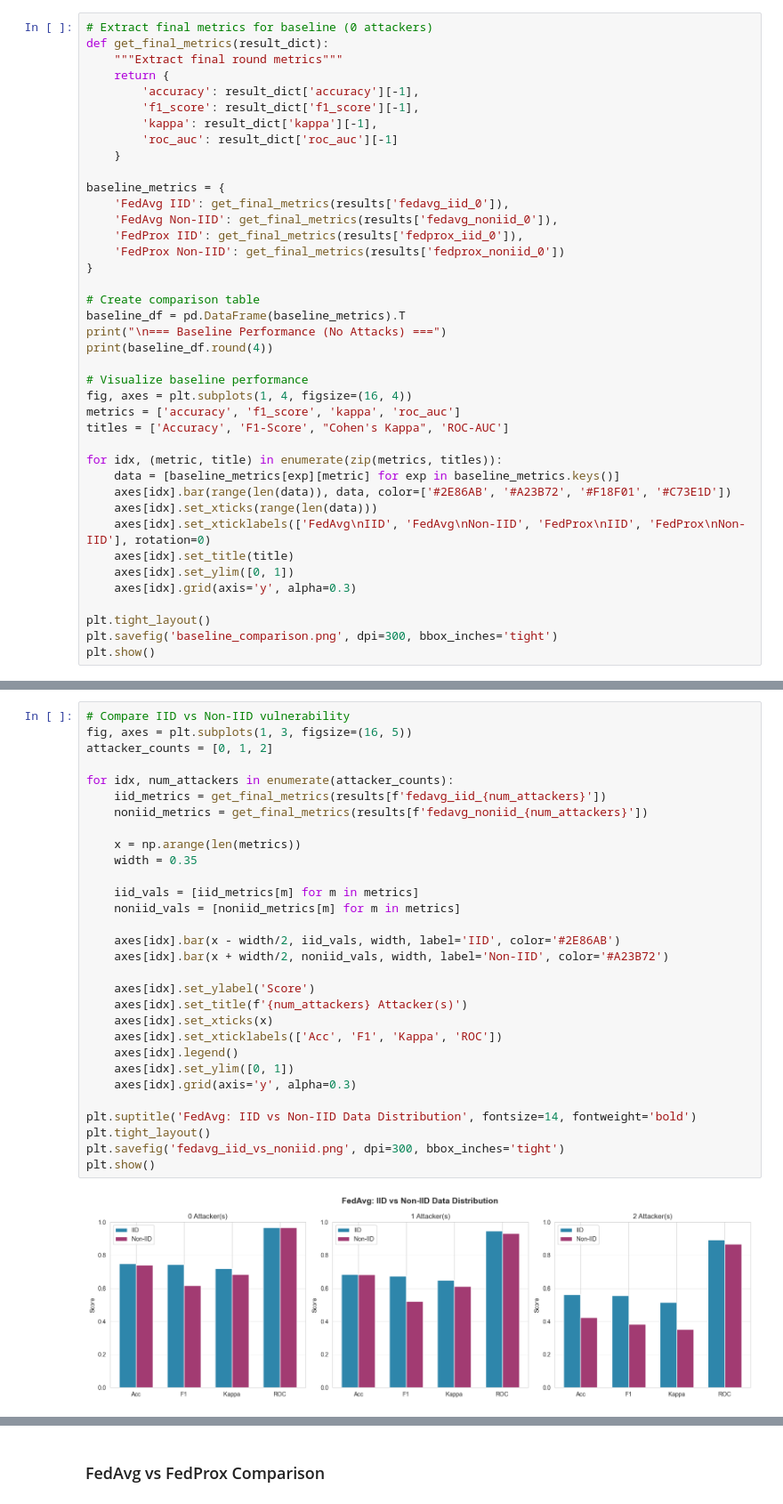
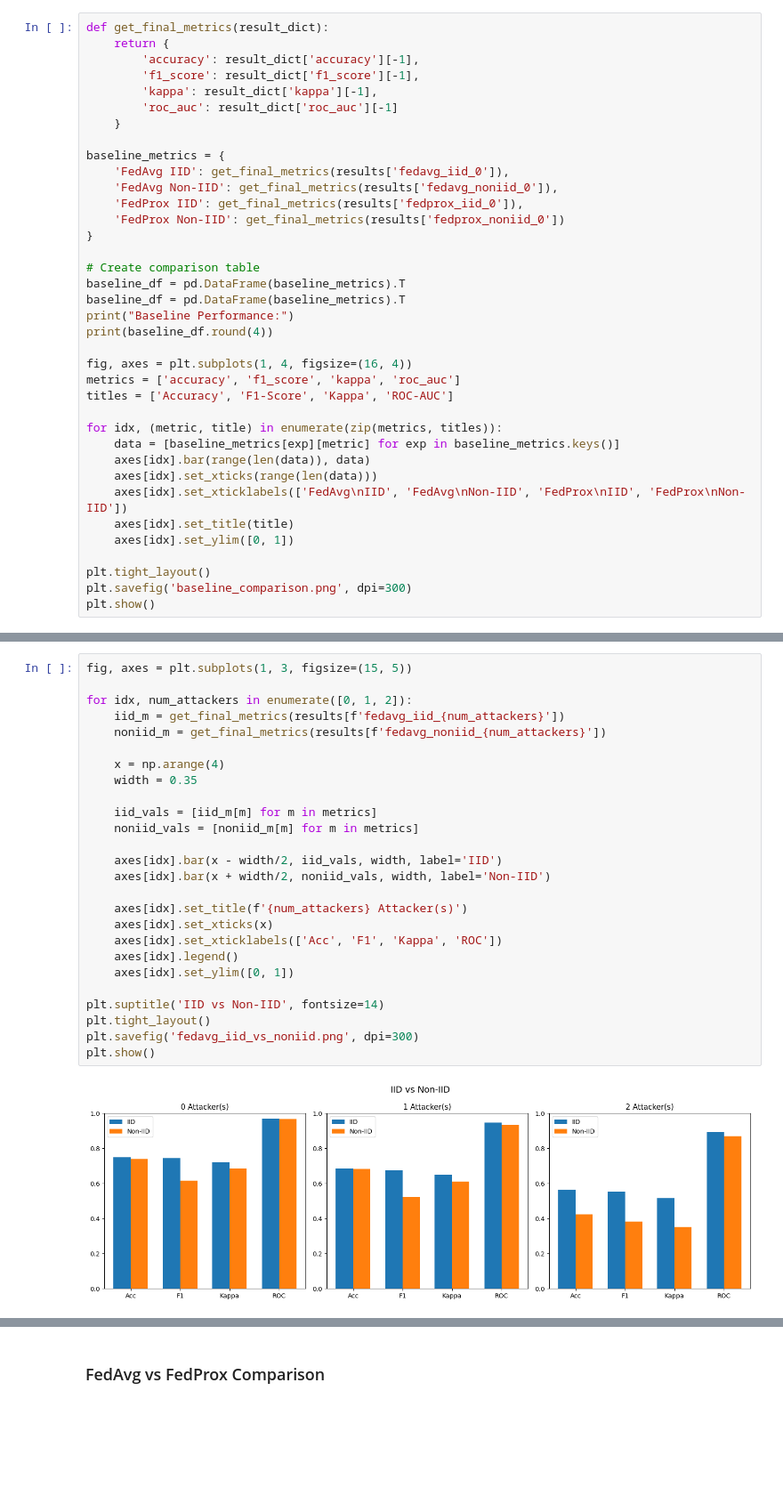
Before and after one commit to Malek-Kisanieh/Federated_learning, a Jupyter notebook: FL_Analysis.ipynb, the cells around one changed output, grey strips where cells are left out. Shown at 89% size. Cells and saved outputs as stored; diff of their text form; blank space fills up the shorter version.

```diff
--- a/FL_Analysis.ipynb
+++ b/FL_Analysis.ipynb
@@ -100,7 +63,5 @@ First, we analyze the baseline performance without any attacks to establish a re
 # %%
-# Extract final metrics for baseline (0 attackers)
 def get_final_metrics(result_dict):
-    """Extract final round metrics"""
     return {
         'accuracy': result_dict['accuracy'][-1],
         'f1_score': result_dict['f1_score'][-1],
@@ -117,24 +78,23 @@ baseline_metrics = {
 
 # Create comparison table
 baseline_df = pd.DataFrame(baseline_metrics).T
-print("\n=== Baseline Performance (No Attacks) ===")
+baseline_df = pd.DataFrame(baseline_metrics).T
+print("Baseline Performance:")
 print(baseline_df.round(4))
 
-# Visualize baseline performance
 fig, axes = plt.subplots(1, 4, figsize=(16, 4))
 metrics = ['accuracy', 'f1_score', 'kappa', 'roc_auc']
-titles = ['Accuracy', 'F1-Score', "Cohen's Kappa", 'ROC-AUC']
+titles = ['Accuracy', 'F1-Score', 'Kappa', 'ROC-AUC']
 
 for idx, (metric, title) in enumerate(zip(metrics, titles)):
     data = [baseline_metrics[exp][metric] for exp in baseline_metrics.keys()]
-    axes[idx].bar(range(len(data)), data, color=['#2E86AB', '#A23B72', '#F18F01', '#C73E1D'])
+    axes[idx].bar(range(len(data)), data)
     axes[idx].set_xticks(range(len(data)))
-    axes[idx].set_xticklabels(['FedAvg\nIID', 'FedAvg\nNon-IID', 'FedProx\nIID', 'FedProx\nNon-IID'], rotation=0)
+    axes[idx].set_xticklabels(['FedAvg\nIID', 'FedAvg\nNon-IID', 'FedProx\nIID', 'FedProx\nNon-IID'])
     axes[idx].set_title(title)
     axes[idx].set_ylim([0, 1])
-    axes[idx].grid(axis='y', alpha=0.3)
 
 plt.tight_layout()
-plt.savefig('baseline_comparison.png', dpi=300, bbox_inches='tight')
+plt.savefig('baseline_comparison.png', dpi=300)
 plt.show()
 # %% [output]
@@ -283,33 +182,29 @@ for num_attackers in [1, 2]:
 # %%
-# Compare IID vs Non-IID vulnerability
-fig, axes = plt.subplots(1, 3, figsize=(16, 5))
-attacker_counts = [0, 1, 2]
+fig, axes = plt.subplots(1, 3, figsize=(15, 5))
 
-for idx, num_attackers in enumerate(attacker_counts):
-    iid_metrics = get_final_metrics(results[f'fedavg_iid_{num_attackers}'])
-    noniid_metrics = get_final_metrics(results[f'fedavg_noniid_{num_attackers}'])
+for idx, num_attackers in enumerate([0, 1, 2]):
+    iid_m = get_final_metrics(results[f'fedavg_iid_{num_attackers}'])
+    noniid_m = get_final_metrics(results[f'fedavg_noniid_{num_attackers}'])
 
-    x = np.arange(len(metrics))
+    x = np.arange(4)
     width = 0.35
 
-    iid_vals = [iid_metrics[m] for m in metrics]
-    noniid_vals = [noniid_metrics[m] for m in metrics]
+    iid_vals = [iid_m[m] for m in metrics]
+    noniid_vals = [noniid_m[m] for m in metrics]
 
-    axes[idx].bar(x - width/2, iid_vals, width, label='IID', color='#2E86AB')
-    axes[idx].bar(x + width/2, noniid_vals, width, label='Non-IID', color='#A23B72')
+    axes[idx].bar(x - width/2, iid_vals, width, label='IID')
+    axes[idx].bar(x + width/2, noniid_vals, width, label='Non-IID')
 
-    axes[idx].set_ylabel('Score')
     axes[idx].set_title(f'{num_attackers} Attacker(s)')
     axes[idx].set_xticks(x)
     axes[idx].set_xticklabels(['Acc', 'F1', 'Kappa', 'ROC'])
     axes[idx].legend()
     axes[idx].set_ylim([0, 1])
-    axes[idx].grid(axis='y', alpha=0.3)
 
-plt.suptitle('FedAvg: IID vs Non-IID Data Distribution', fontsize=14, fontweight='bold')
+plt.suptitle('IID vs Non-IID', fontsize=14)
 plt.tight_layout()
-plt.savefig('fedavg_iid_vs_noniid.png', dpi=300, bbox_inches='tight')
+plt.savefig('fedavg_iid_vs_noniid.png', dpi=300)
 plt.show()
 # %% [output]
-[figure, old version]
+[figure, new version]
 # %% [markdown]
```
Also changed, not shown: parts of 19 cells of this notebook, 33 other files.
